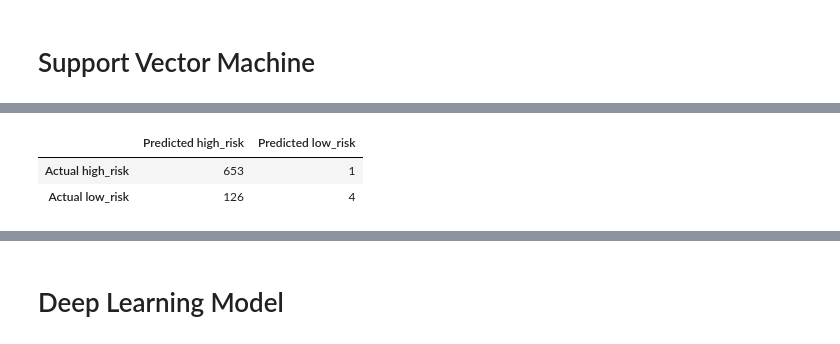
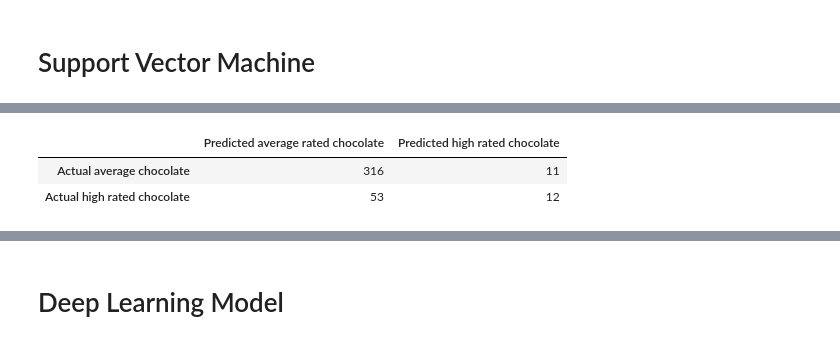
Before and after one commit to jilek/DataBootcampFinalProject, a Jupyter notebook: Tahereh/Machine_Learning.ipynb, the cells around one changed output, grey strips where cells are left out. Drawn from its saved outputs; the diff is of its cells as text; code cells hidden in the pictures.

```diff
--- a/Tahereh/Machine_Learning.ipynb
+++ b/Tahereh/Machine_Learning.ipynb
@@ -155,0 +293,6 @@ X_resampled, y_resampled = smote_enn.fit_resample(X, y)
+# %%
+classifier = LogisticRegression(solver='lbfgs',
+   max_iter=400,
+   random_state=42)
+# %%
+classifier.fit(X_train_scaled, y_train)
@@ -226,0 +399,5 @@ sorted(zip(rf_model.feature_importances_, X.columns), reverse=True)
+# %%
+from imblearn.ensemble import BalancedRandomForestClassifier
+brf_model= BalancedRandomForestClassifier(n_estimators=500, random_state=42, criterion='entropy', min_samples_leaf=1, max_features=30)
+brf_model.fit(X_train_scaled, y_train)
+y_pred_brf = brf_model.predict(X_test_scaled)
@@ -226,0 +452,7 @@ sorted(zip(rf_model.feature_importances_, X.columns), reverse=True)
+# %%
+
+
+# Train the EasyEnsembleClassifier
+from imblearn.ensemble import EasyEnsembleClassifier
+eec = EasyEnsembleClassifier(n_estimators=100, random_state=1)
+eec.fit(X_train_scaled, y_train)
@@ -247,17 +506,17 @@ accuracy_score(y_test, y_pred)
 # %%
 # Display the confusion matrix
 from sklearn.metrics import confusion_matrix
 
 cm = confusion_matrix(y_test, y_pred)
 
 # Create a DataFrame from the confusion matrix.
 cm_df = pd.DataFrame(
-    cm, index=["Actual high_risk", "Actual low_risk"], columns=["Predicted high_risk", "Predicted low_risk"])
+    cm, index=["Actual average chocolate", "Actual high rated chocolate"], columns=["Predicted average rated chocolate", "Predicted high rated chocolate"])
 cm_df
 # %% [output]
-|  | Predicted high_risk | Predicted low_risk |
-| Actual high_risk | 653 | 1 |
-| Actual low_risk | 126 | 4 |
+|  | Predicted average rated chocolate | Predicted high rated chocolate |
+| Actual average chocolate | 316 | 11 |
+| Actual high rated chocolate | 53 | 12 |
 # %%
 # Print the classification report
 from sklearn.metrics import classification_report
```
Also changed, not shown: parts of 57 cells of this notebook.
